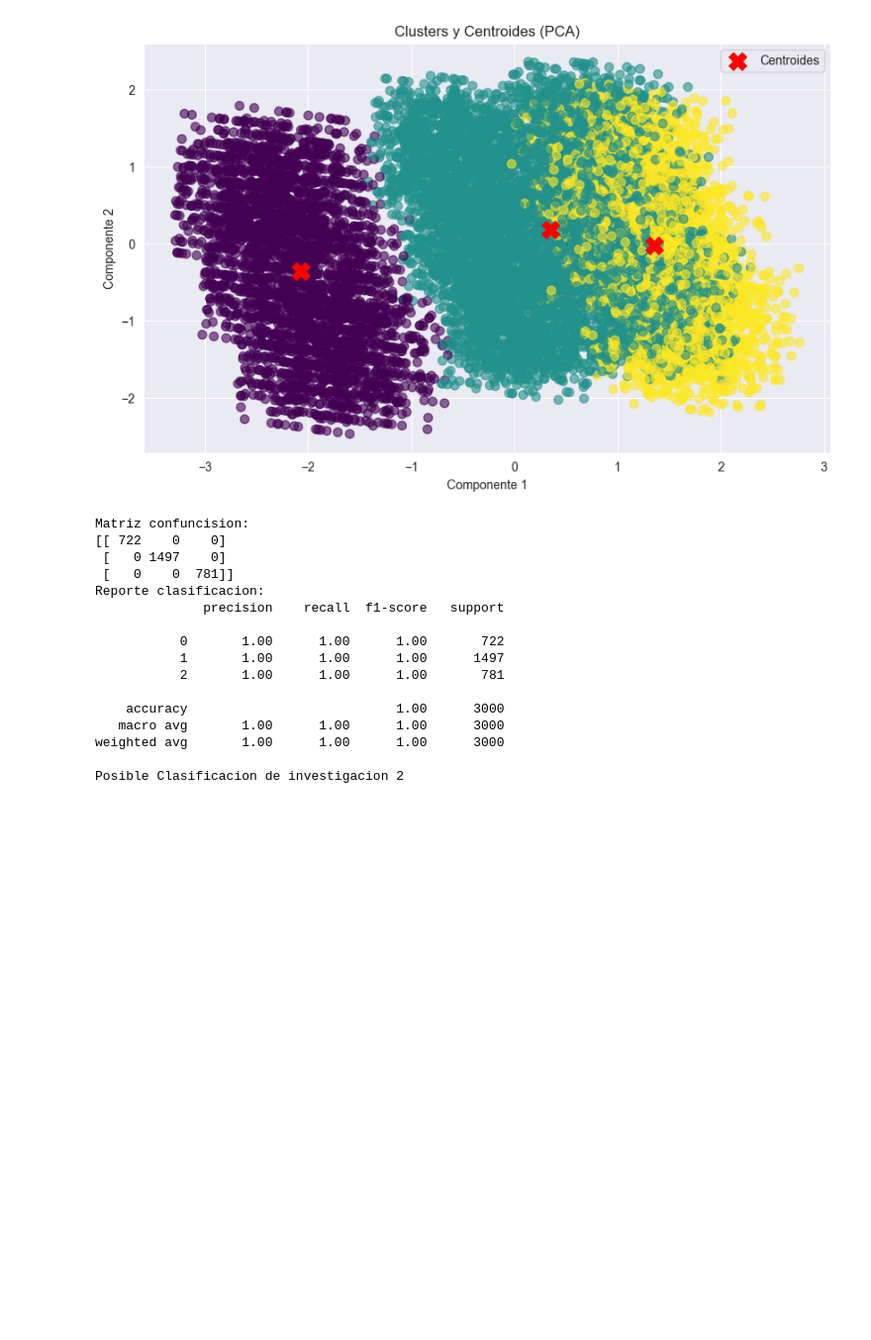
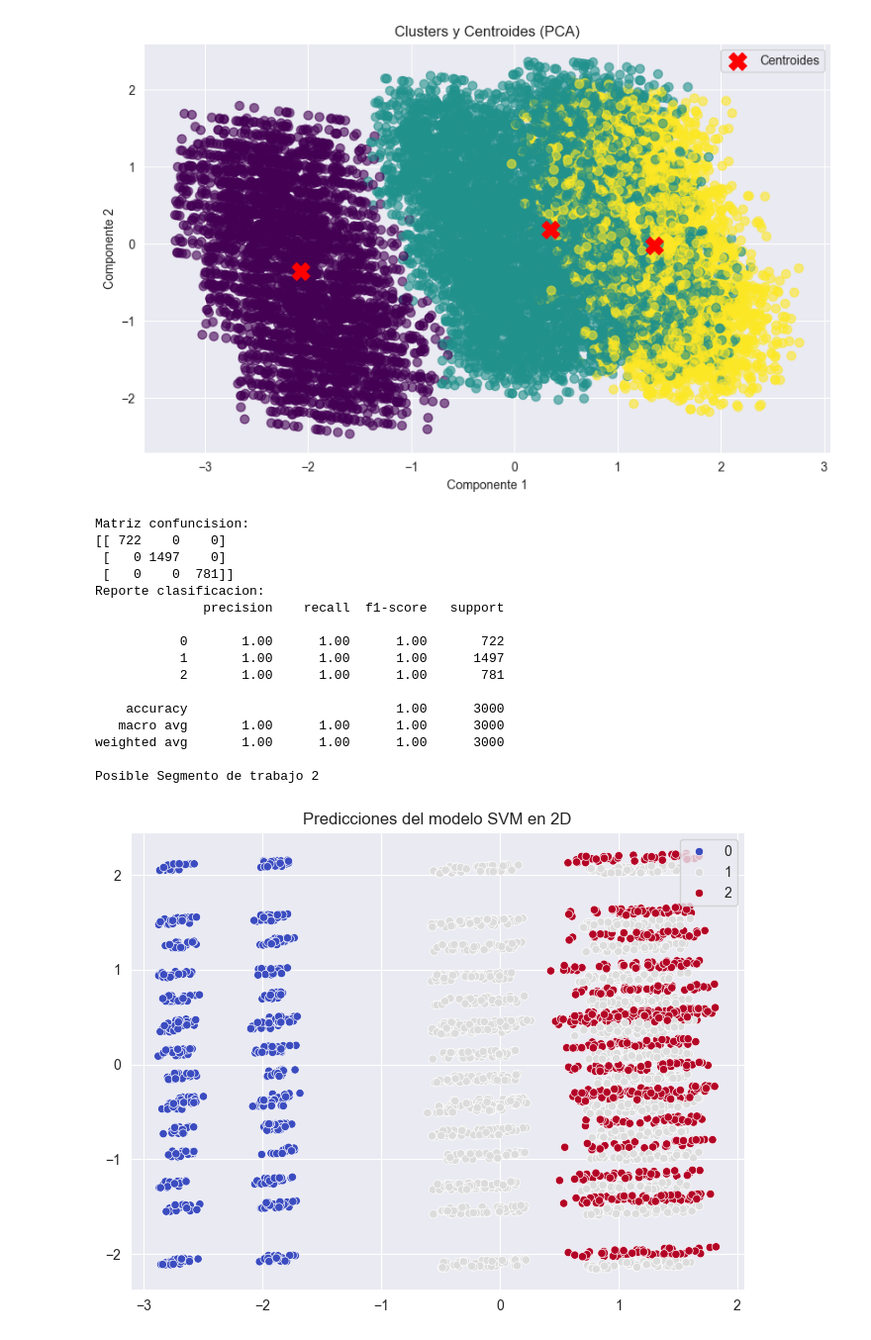
Before and after one commit to Wilmar21/Global_IA_Job_Market_Analysis, a Jupyter notebook: JobsIA.ipynb, the cells around one changed output. Shown at 99% size. Saved outputs shown, nothing was run; the diff lists cells and outputs as text; code cells hidden in the pictures; blank space fills up the shorter version.

```diff
--- a/JobsIA.ipynb
+++ b/JobsIA.ipynb
@@ -792,32 +964,41 @@ print("Reporte clasificacion: ")
 print(classification_report(y_test, y_pred))
 
 evaluarCasoPrueba = pandas.DataFrame({
     'salary_usd': [11.653105],
     'years_experience': [3.872983],
     'remote_ratio': [0.0],
     'experience_level': [1],
     'education_required': [2],
     'employment_type': [0],
     'company_size': [2],
 }
 )
 
 prediccionSVM = svmModel.predict(evaluarCasoPrueba)
-print("Posible Clasificacion de investigacion", prediccionSVM[0])
+print("Posible Segmento de trabajo", prediccionSVM[0])
+
+pca = PCA(n_components=2)
+X_pca = pca.fit_transform(X_test)
+
+plt.figure(figsize=(8,6))
+sns.scatterplot(x=X_pca[:, 0], y=X_pca[:, 1], hue=y_pred, palette='coolwarm')
+plt.title("Predicciones del modelo SVM en 2D")
+plt.show()
 # %% [output]
 Matriz confuncision:
 [[ 722    0    0]
  [   0 1497    0]
  [   0    0  781]]
 Reporte clasificacion:
               precision    recall  f1-score   support
 
            0       1.00      1.00      1.00       722
            1       1.00      1.00      1.00      1497
            2       1.00      1.00      1.00       781
 
     accuracy                           1.00      3000
    macro avg       1.00      1.00      1.00      3000
 weighted avg       1.00      1.00      1.00      3000
 
-Posible Clasificacion de investigacion 2
+Posible Segmento de trabajo 2
+[figure, added]
```
Also changed, not shown: parts of 6 cells of this notebook, 2 other files.
